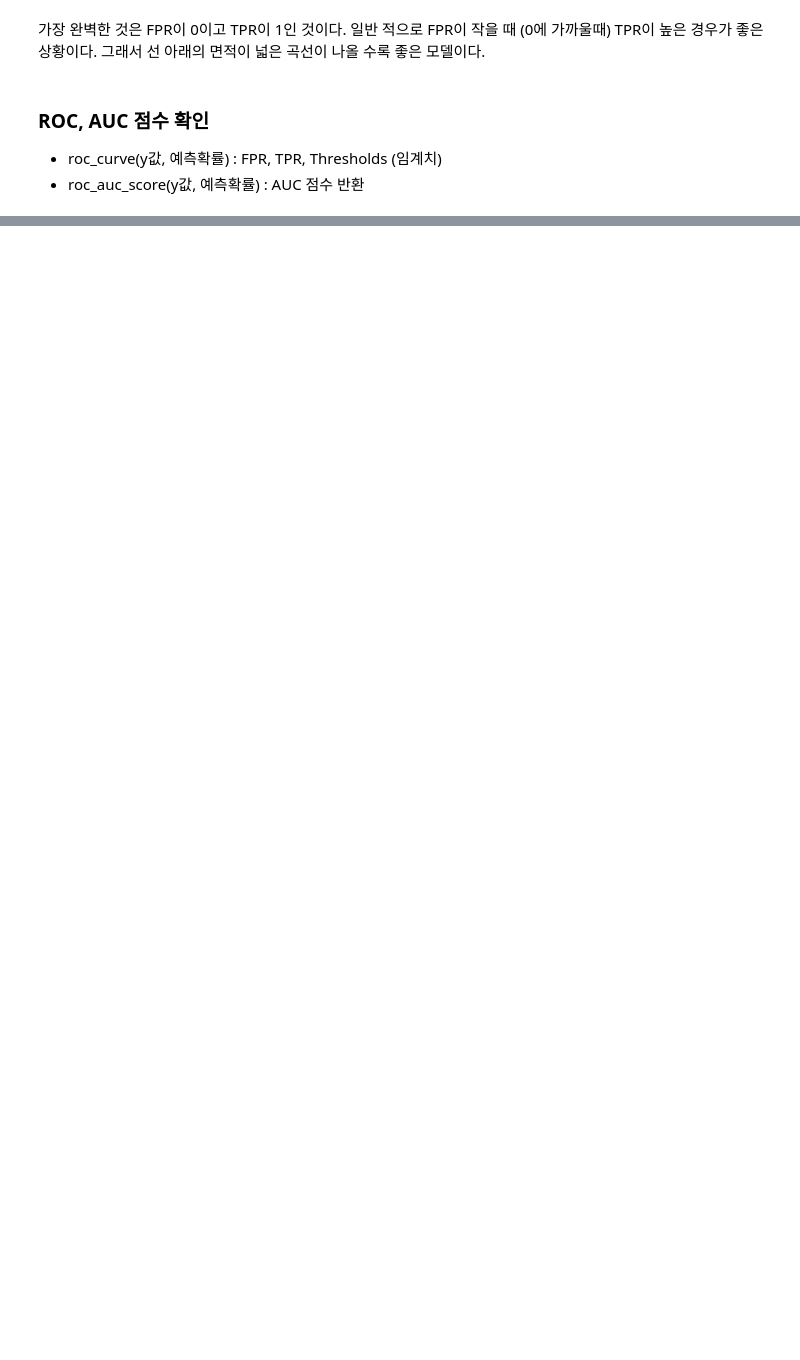
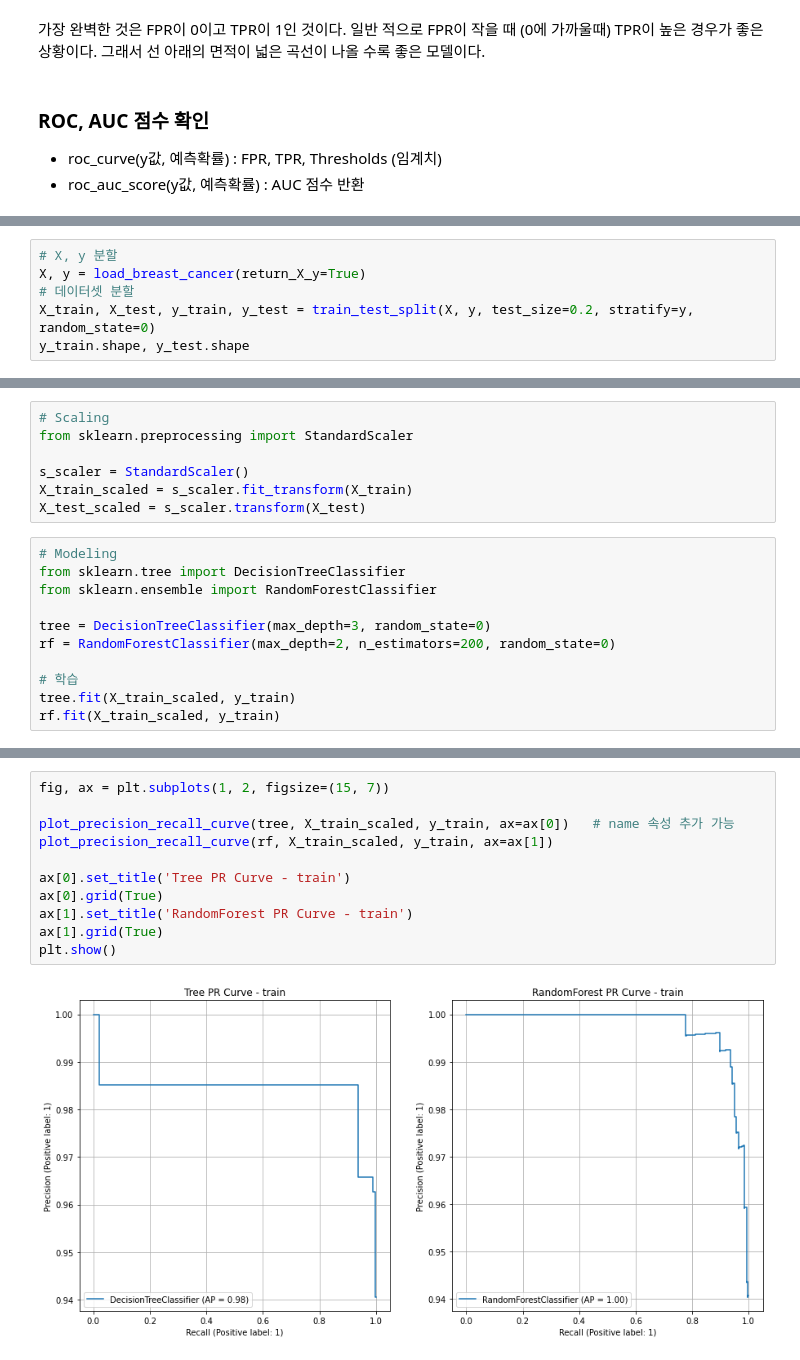
Before and after one commit to purple-cabbage0030/class_review, a Jupyter notebook: 11.MachineLearning/05_분류 평가지표.ipynb, the cells around one changed output, grey strips where cells are left out. Cells and saved outputs as stored; diff of their text form; blank space fills up the shorter version.

```diff
--- a/11.MachineLearning/05_분류 평가지표.ipynb
+++ b/11.MachineLearning/05_분류 평가지표.ipynb
@@ -852,0 +931,6 @@ RandomForest AP score 0.8486345312919419
+# %%
+# X, y 분할
+X, y = load_breast_cancer(return_X_y=True)
+# 데이터셋 분할
+X_train, X_test, y_train, y_test = train_test_split(X, y, test_size=0.2, stratify=y, random_state=0)
+y_train.shape, y_test.shape
@@ -852,0 +939,18 @@ RandomForest AP score 0.8486345312919419
+# %%
+# Scaling
+from sklearn.preprocessing import StandardScaler
+
+s_scaler = StandardScaler()
+X_train_scaled = s_scaler.fit_transform(X_train)
+X_test_scaled = s_scaler.transform(X_test)
+# %%
+# Modeling
+from sklearn.tree import DecisionTreeClassifier
+from sklearn.ensemble import RandomForestClassifier
+
+tree = DecisionTreeClassifier(max_depth=3, random_state=0)
+rf = RandomForestClassifier(max_depth=2, n_estimators=200, random_state=0)
+
+# 학습
+tree.fit(X_train_scaled, y_train)
+rf.fit(X_train_scaled, y_train)
@@ -852,0 +1110,13 @@ RandomForest AP score 0.8486345312919419
+# %%
+fig, ax = plt.subplots(1, 2, figsize=(15, 7))
+
+plot_precision_recall_curve(tree, X_train_scaled, y_train, ax=ax[0])   # name 속성 추가 가능
+plot_precision_recall_curve(rf, X_train_scaled, y_train, ax=ax[1])
+
+ax[0].set_title('Tree PR Curve - train')
+ax[0].grid(True)
+ax[1].set_title('RandomForest PR Curve - train')
+ax[1].grid(True)
+plt.show()
+# %% [output]
+[figure, added]
```
Also changed, not shown: parts of 34 cells of this notebook.
